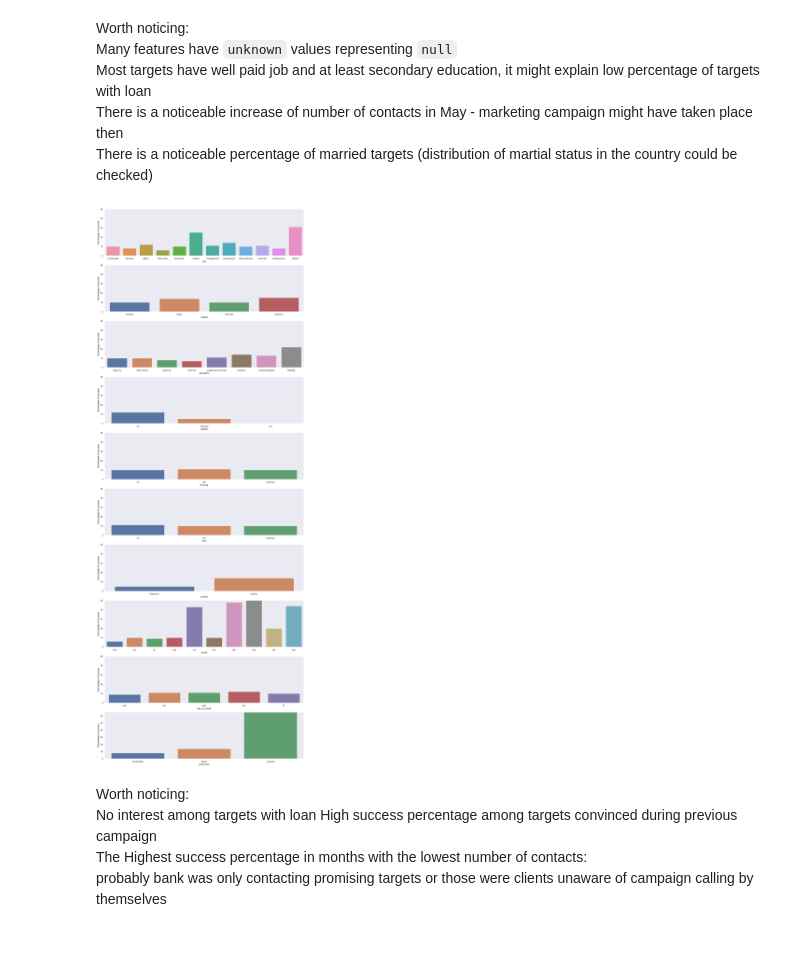
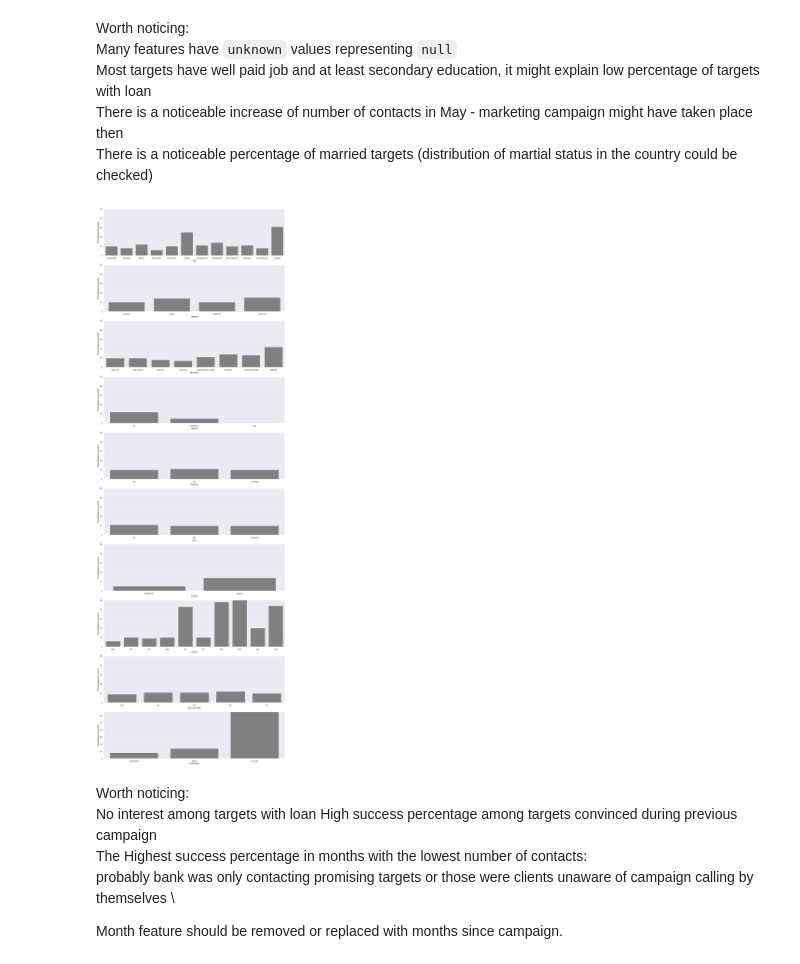
Before and after one commit to Matixo55/Marketing-campaign-model, a Jupyter notebook: EDA.ipynb, the cells around one changed output. Saved outputs shown, nothing was run; the diff lists cells and outputs as text; code cells hidden in the pictures.

```diff
--- a/EDA.ipynb
+++ b/EDA.ipynb
@@ -104,3 +105,6 @@ dtype: float64
 Despite that, all features should be scaled
 # %% [markdown]
 In `pdays`, `999` represents `null` and must be replaced
+# %%
+numeric_features.loc[numeric_features["pdays"] == 999, "pdays"] = None
+data.loc[data["pdays"] == 999, "pdays"] = None
@@ -106,0 +116,5 @@ In `pdays`, `999` represents `null` and must be replaced
+# %%
+_, axes = plt.subplots(numeric_features.columns.size, figsize=(8, 50))
+
+for feature, ax in zip(numeric_features.columns, axes):
+    sns.boxplot(numeric_features, x=feature, ax=ax)
@@ -157,25 +196,41 @@ Most targets have well paid job and at least secondary education, it might expla
 There is a noticeable increase of number of contacts in May - marketing campaign might have taken place then \
 There is a noticeable percentage of married targets (distribution of martial status in the country could be checked)
 # %%
-_, axes = plt.subplots(nrows=10, ncols=1, figsize=(18,50))
+_, axes = plt.subplots(nrows=10, ncols=1, figsize=(18, 55))
 
 for column, ax in zip(categorical_features.columns, axes):
     percentages_of_success = []
 
     for value in categorical_features[column].unique():
         value_occurrences_number = len(data[data[column] == value])
-        number_of_successes_when_value = len(data[(data[column] == value) & (data["y"] == "yes")])
-        percentage_of_success =  int(number_of_successes_when_value / value_occurrences_number * 100)
+        number_of_successes_when_value = len(
+            data[(data[column] == value) & (data["y"] == "yes")]
+        )
+        percentage_of_success = int(
+            number_of_successes_when_value / value_occurrences_number * 100
+        )
         percentages_of_success.append((value, percentage_of_success))
 
-    data_with_percentage = pd.DataFrame(percentages_of_success, columns=[column, "Percentage of success"])
-    ax.set_ylim(0, max([x[1] for x in percentages_of_success] + [50])) # Keep charts in same scale
-    sns.barplot(y="Percentage of success", x=column, data=data_with_percentage,  ax=ax, )
+    data_with_percentage = pd.DataFrame(
+        percentages_of_success, columns=[column, "Percentage of success"]
+    )
+    ax.set_ylim(
+        0, max([x[1] for x in percentages_of_success] + [50])
+    )  # Keep charts in same scale
+    sns.barplot(
+        y="Percentage of success",
+        x=column,
+        data=data_with_percentage,
+        ax=ax,
+        color="gray",
+    )
 # %% [output]
-[figure, old version]
+[figure, new version]
 # %% [markdown]
 Worth noticing: \
 No interest among targets with loan
 High success percentage among targets convinced during previous campaign \
 The Highest success percentage in months with the lowest number of contacts: \
-probably bank was only contacting promising targets or those were clients unaware of campaign calling by themselves
+probably bank was only contacting promising targets or those were clients unaware of campaign calling by themselves \
+
+Month feature should be removed or replaced with months since campaign.
```
Also changed, not shown: parts of 14 cells of this notebook, 1 other file.
